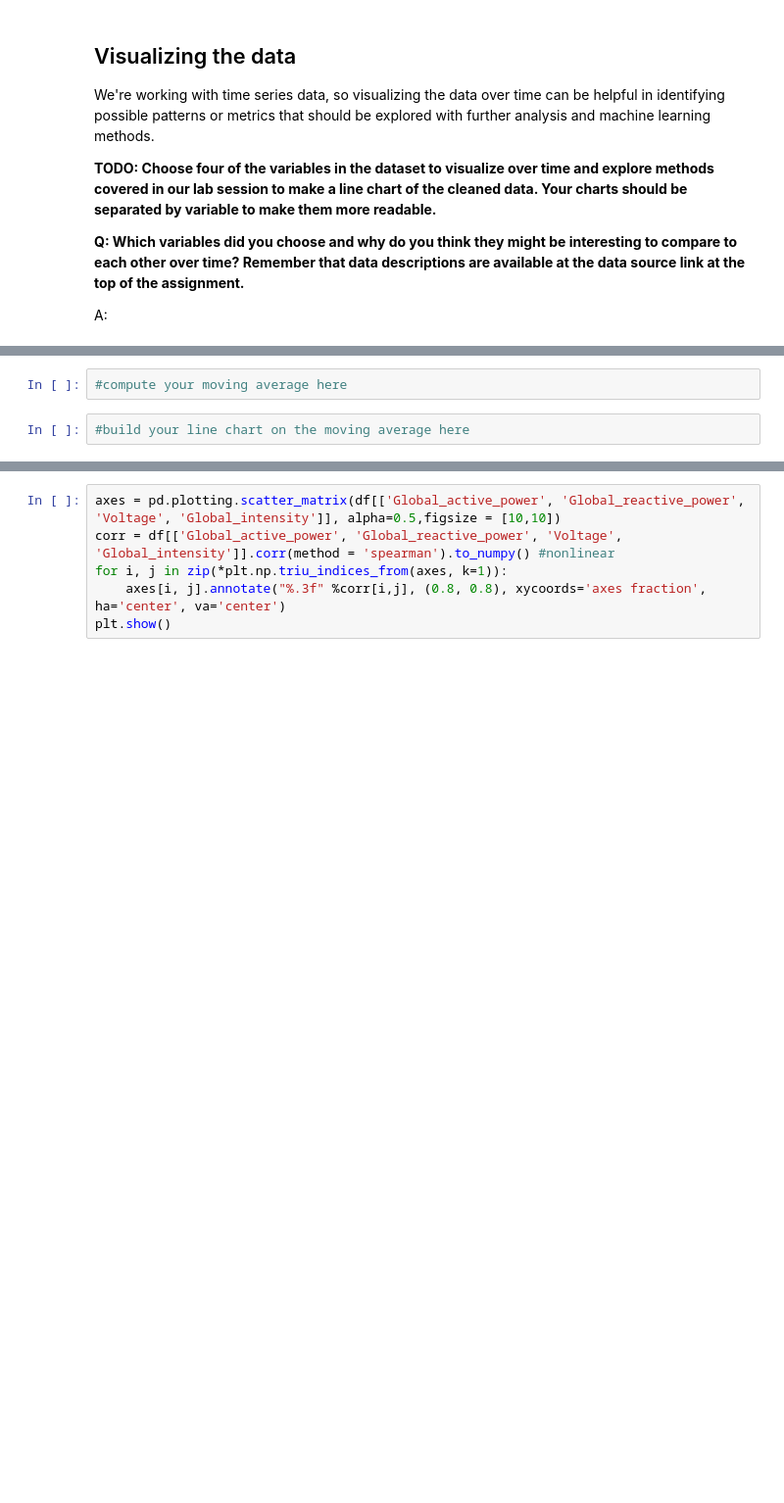
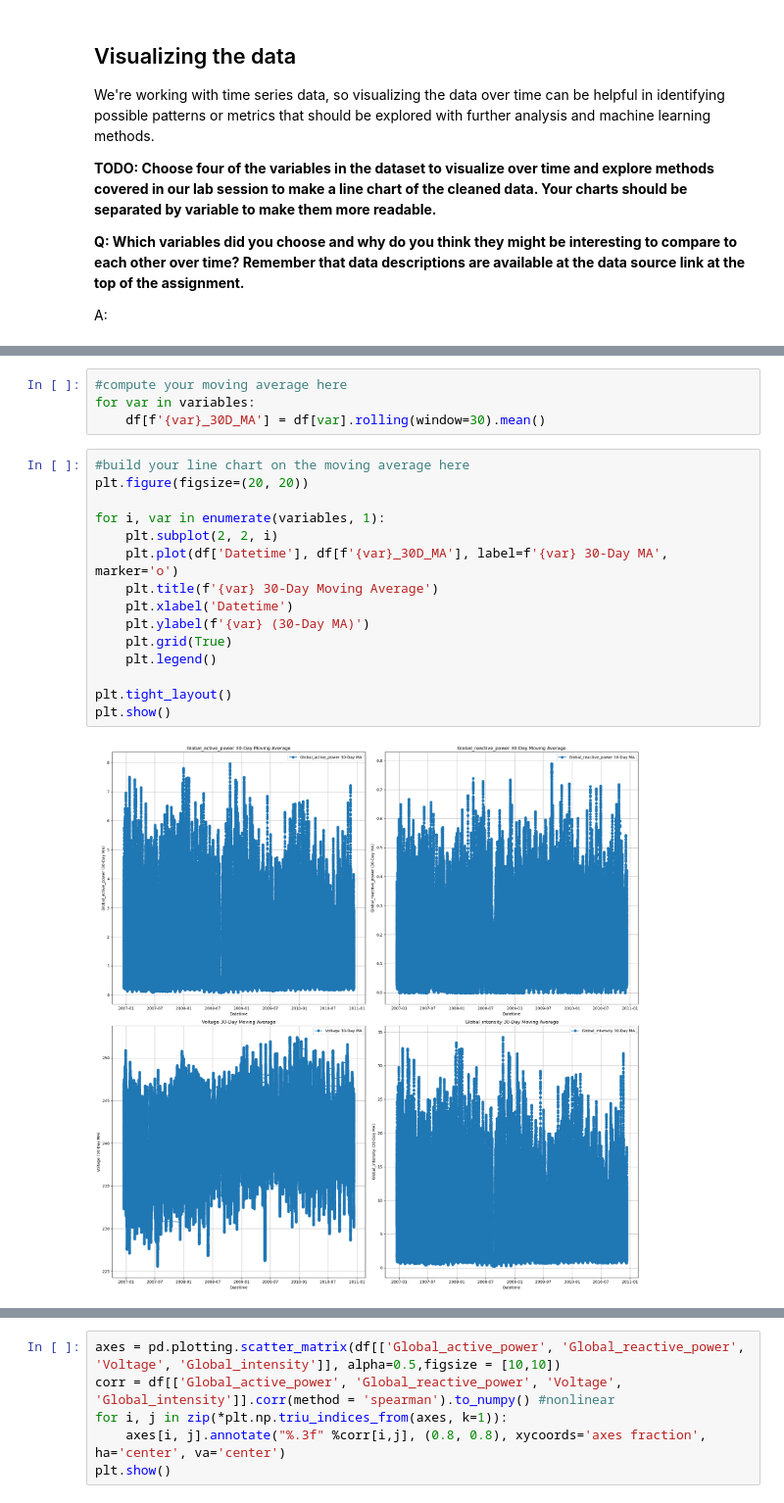
Before and after one commit to webJdi/aai-iot-assignment_2.1, a Jupyter notebook: Cleaning & EDA Assignment .ipynb, the cells around one changed output, grey strips where cells are left out. Shown at 98% size. Saved outputs shown, nothing was run; the diff lists cells and outputs as text; blank space fills up the shorter version.

```diff
--- a/Cleaning & EDA Assignment .ipynb
+++ b/Cleaning & EDA Assignment .ipynb
@@ -221,8 +258,25 @@ A:
 **TODO: Now compute a 30-day moving average on the original data and visualize it in the same style as above. Hint: If you use the rolling() function, be sure to consider the resolution of our data.**
 # %%
 #compute your moving average here
+for var in variables:
+    df[f'{var}_30D_MA'] = df[var].rolling(window=30).mean()
 # %%
 #build your line chart on the moving average here
+plt.figure(figsize=(20, 20))
+
+for i, var in enumerate(variables, 1):
+    plt.subplot(2, 2, i)
+    plt.plot(df['Datetime'], df[f'{var}_30D_MA'], label=f'{var} 30-Day MA', marker='o')
+    plt.title(f'{var} 30-Day Moving Average')
+    plt.xlabel('Datetime')
+    plt.ylabel(f'{var} (30-Day MA)')
+    plt.grid(True)
+    plt.legend()
+
+plt.tight_layout()
+plt.show()
+# %% [output]
+[figure, added]
 # %% [markdown]
 **Q: How does the moving average compare to the monthly average? Which is a more effective way to visualize this data and why?**
 
```
Also changed, not shown: parts of 11 cells of this notebook.
